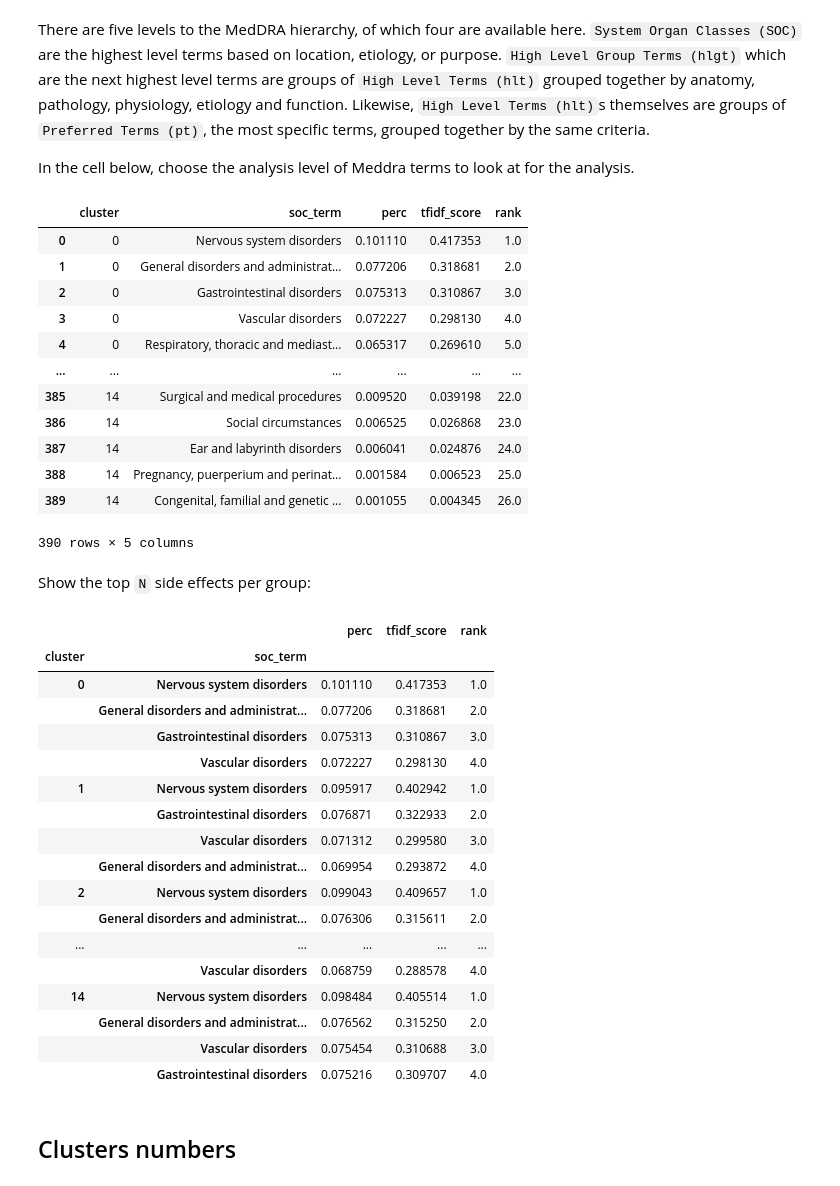
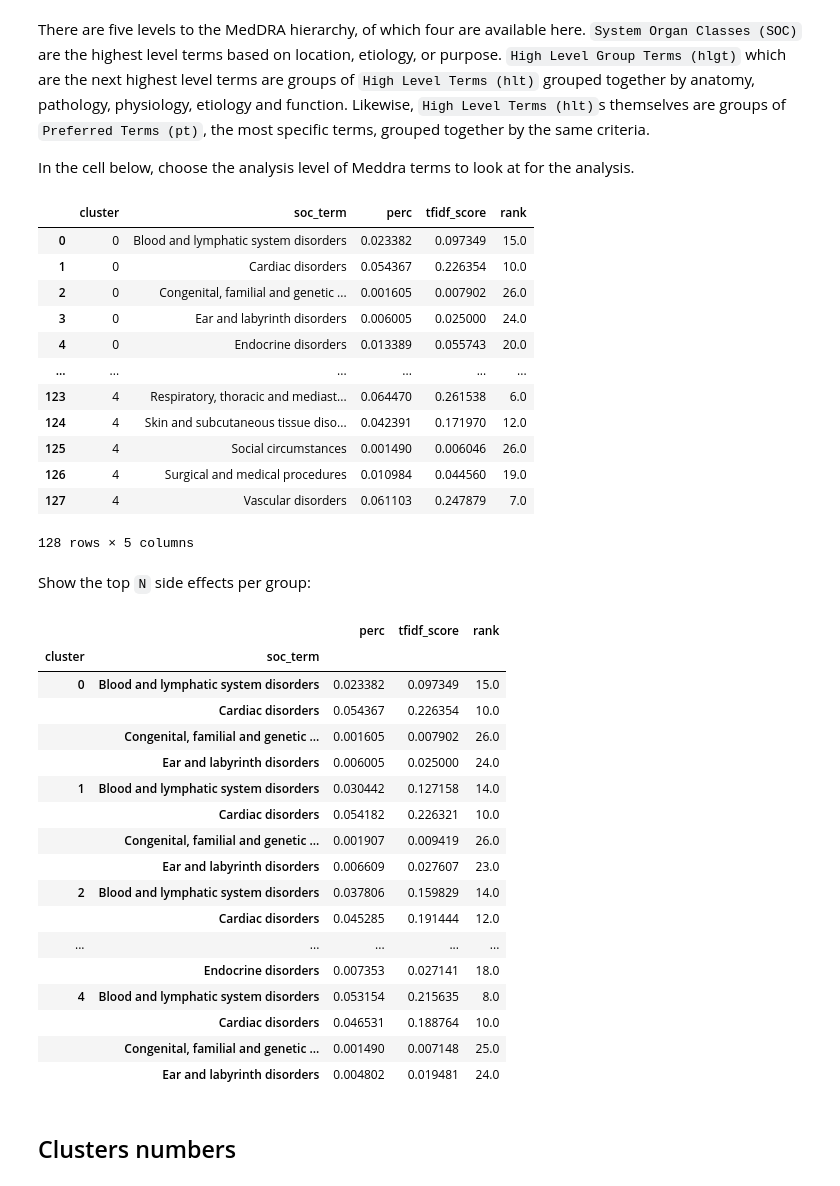
Before and after one commit to SimoneBarbaro/data_science_lab_project, a Jupyter notebook: src/DSL-Notebook.ipynb, the cells around one changed output. Cells and saved outputs as stored; diff of their text form; code cells hidden in the pictures.

```diff
--- a/src/DSL-Notebook.ipynb
+++ b/src/DSL-Notebook.ipynb
@@ -29,19 +29,30 @@ Running the following cell should now list the runs that can be analyzed: each i
 # %%
-import json
-import os
+import os, json, re
 import pandas as pd
 import matplotlib.pyplot as plt
 %matplotlib inline
 cwd = os.getcwd()
 results_directory = "../results"
 results_directory = os.path.join(cwd, results_directory)
-for f in sorted(os.listdir(results_directory)):
+results_table = []
+for f in os.listdir(results_directory):
     path = os.path.join(results_directory, f)
     if os.path.isdir(path):
         info_data = os.path.join(path, "results_info.json")
         if os.path.exists(info_data):
             with open(info_data) as info_f:
                 info = json.load(info_f)
-            print(f + "\t run on dataset {} ".format(info["dataset"]) + "\t silhouette score: {:.2f}".format(info["silhouette_score"]))
+            results_table.append({"folder": f,
+                                  "dataset": info["dataset"],
+                                  "method": re.search("_(.*?)[0-9]", f).group(1),
+                                  "clusters": re.search("([0-9]+)", f).group(1),
+                                  "normalization": "norm" if re.search("norm", f) else "",
+                                  "aggl_ave": "ave" if re.search("ave", f) else "",
+                                  "silhouette": info["silhouette_score"]})
         else:
-            print(f)
+            results_table.append({"folder": f})
+results_table = pd.DataFrame(results_table)
+
+def full(df):
+    with pd.option_context('display.max_rows', None, 'display.max_columns', None, 'display.max_seq_items', None, 'display.max_colwidth', None):
+        display(df)
@@ -68,2 +84,2 @@ tiger_kmeans_10_test     run on dataset tiger    silhouette score: 0.11
 # %%
-name_analysis = 'aggl15'
+name_analysis = 'spider_aggl5avenorm'
@@ -118,44 +130,43 @@ sideeffect_results = pd.read_csv(pth)
 sideeffect_results
 # %% [output]
 |  | cluster | soc_term | perc | tfidf_score | rank |
-| 0 | 0 | Nervous system disorders | 0.101110 | 0.417353 | 1.0 |
-| 1 | 0 | General disorders and administrat... | 0.077206 | 0.318681 | 2.0 |
-| 2 | 0 | Gastrointestinal disorders | 0.075313 | 0.310867 | 3.0 |
-| 3 | 0 | Vascular disorders | 0.072227 | 0.298130 | 4.0 |
-| 4 | 0 | Respiratory, thoracic and mediast... | 0.065317 | 0.269610 | 5.0 |
+| 0 | 0 | Blood and lymphatic system disorders | 0.023382 | 0.097349 | 15.0 |
+| 1 | 0 | Cardiac disorders | 0.054367 | 0.226354 | 10.0 |
+| 2 | 0 | Congenital, familial and genetic ... | 0.001605 | 0.007902 | 26.0 |
+| 3 | 0 | Ear and labyrinth disorders | 0.006005 | 0.025000 | 24.0 |
+| 4 | 0 | Endocrine disorders | 0.013389 | 0.055743 | 20.0 |
 | ... | ... | ... | ... | ... | ... |
-| 385 | 14 | Surgical and medical procedures | 0.009520 | 0.039198 | 22.0 |
-| 386 | 14 | Social circumstances | 0.006525 | 0.026868 | 23.0 |
-| 387 | 14 | Ear and labyrinth disorders | 0.006041 | 0.024876 | 24.0 |
-| 388 | 14 | Pregnancy, puerperium and perinat... | 0.001584 | 0.006523 | 25.0 |
-| 389 | 14 | Congenital, familial and genetic ... | 0.001055 | 0.004345 | 26.0 |
+| 123 | 4 | Respiratory, thoracic and mediast... | 0.064470 | 0.261538 | 6.0 |
+| 124 | 4 | Skin and subcutaneous tissue diso... | 0.042391 | 0.171970 | 12.0 |
+| 125 | 4 | Social circumstances | 0.001490 | 0.006046 | 26.0 |
+| 126 | 4 | Surgical and medical procedures | 0.010984 | 0.044560 | 19.0 |
+| 127 | 4 | Vascular disorders | 0.061103 | 0.247879 | 7.0 |
-390 rows × 5 columns
+128 rows × 5 columns
 # %% [markdown]
 Show the top `N` side effects per group:
 # %%
 N = 4
 
-with pd.option_context('display.max_rows', None, 'display.max_columns', None):
-    display(sideeffect_results.groupby("cluster").head(N).set_index(["cluster", "{}_term".format(analysis_level)]))
+full(sideeffect_results.groupby("cluster").head(N).set_index(["cluster", "{}_term".format(analysis_level)]))
 # %% [output]
 |  |  | perc | tfidf_score | rank |
 | cluster | soc_term |  |  |  |
-| 0 | Nervous system disorders | 0.101110 | 0.417353 | 1.0 |
-|  | General disorders and administrat... | 0.077206 | 0.318681 | 2.0 |
-|  | Gastrointestinal disorders | 0.075313 | 0.310867 | 3.0 |
-|  | Vascular disorders | 0.072227 | 0.298130 | 4.0 |
-| 1 | Nervous system disorders | 0.095917 | 0.402942 | 1.0 |
-|  | Gastrointestinal disorders | 0.076871 | 0.322933 | 2.0 |
-|  | Vascular disorders | 0.071312 | 0.299580 | 3.0 |
-|  | General disorders and administrat... | 0.069954 | 0.293872 | 4.0 |
-| 2 | Nervous system disorders | 0.099043 | 0.409657 | 1.0 |
-|  | General disorders and administrat... | 0.076306 | 0.315611 | 2.0 |
+| 0 | Blood and lymphatic system disorders | 0.023382 | 0.097349 | 15.0 |
+|  | Cardiac disorders | 0.054367 | 0.226354 | 10.0 |
+|  | Congenital, familial and genetic ... | 0.001605 | 0.007902 | 26.0 |
+|  | Ear and labyrinth disorders | 0.006005 | 0.025000 | 24.0 |
+| 1 | Blood and lymphatic system disorders | 0.030442 | 0.127158 | 14.0 |
+|  | Cardiac disorders | 0.054182 | 0.226321 | 10.0 |
+|  | Congenital, familial and genetic ... | 0.001907 | 0.009419 | 26.0 |
+|  | Ear and labyrinth disorders | 0.006609 | 0.027607 | 23.0 |
+| 2 | Blood and lymphatic system disorders | 0.037806 | 0.159829 | 14.0 |
+|  | Cardiac disorders | 0.045285 | 0.191444 | 12.0 |
 | ... | ... | ... | ... | ... |
-|  | Vascular disorders | 0.068759 | 0.288578 | 4.0 |
-| 14 | Nervous system disorders | 0.098484 | 0.405514 | 1.0 |
-|  | General disorders and administrat... | 0.076562 | 0.315250 | 2.0 |
-|  | Vascular disorders | 0.075454 | 0.310688 | 3.0 |
-|  | Gastrointestinal disorders | 0.075216 | 0.309707 | 4.0 |
+|  | Endocrine disorders | 0.007353 | 0.027141 | 18.0 |
+| 4 | Blood and lymphatic system disorders | 0.053154 | 0.215635 | 8.0 |
+|  | Cardiac disorders | 0.046531 | 0.188764 | 10.0 |
+|  | Congenital, familial and genetic ... | 0.001490 | 0.007148 | 25.0 |
+|  | Ear and labyrinth disorders | 0.004802 | 0.019481 | 24.0 |
 # %% [markdown]
 ## Clusters numbers
 # %% [markdown]
```
Also changed, not shown: parts of 26 cells of this notebook.
